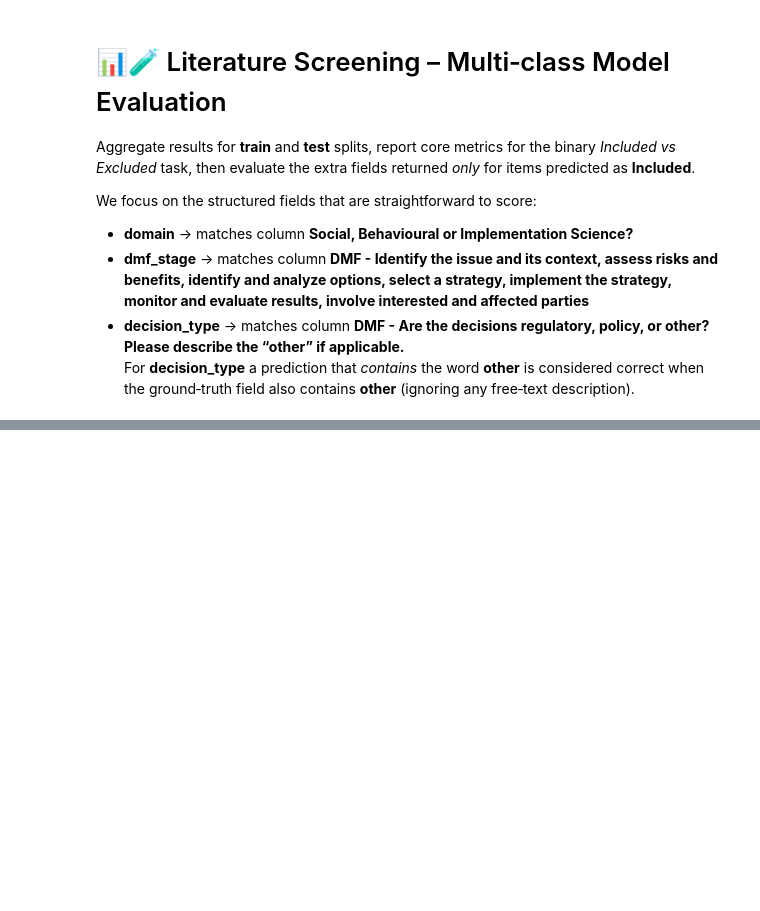
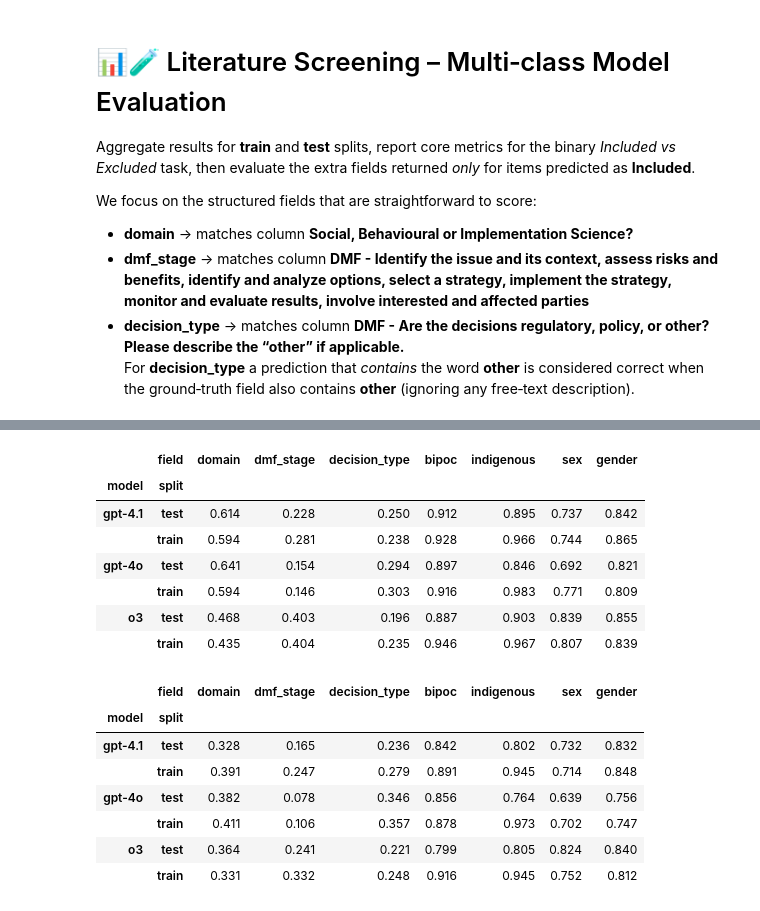
Before and after one commit to hc-sc-ocdo-bdpd/padAIwan, a Jupyter notebook: all_class_files/evaluate_models.ipynb, the cells around one changed output, grey strips where cells are left out. Saved outputs shown, nothing was run; the diff lists cells and outputs as text; code cells hidden in the pictures; blank space fills up the shorter version.

```diff
--- a/all_class_files/evaluate_models.ipynb
+++ b/all_class_files/evaluate_models.ipynb
@@ -309,48 +353,70 @@ fields = [
 for model, split_dict in all_predictions.items():
     for split, df in split_dict.items():
 
-        # evaluate only items predicted as "Included"
-        include_rows = df["pred_class"] == "Included"
+        # evaluate only items predicted as "included"
+        include_rows = df["pred_class"] == "included"
 
-        # do not evaluate items for which ground truth label is 'Included' but other ground truth fields are None
+        # do not evaluate items for which ground truth label is 'included' but other ground truth fields are None
         if fields:
-            conditions = [df["ground_truth"] == "Included"]
+            conditions = [df["ground_truth"] == "included"]
             for field in fields:
                 conditions.append(df[field[1]].isna())
             exclude_rows = pd.concat(conditions, axis=1).all(axis=1)
             df_inc = df[include_rows & ~exclude_rows].copy()
         else:
             df_inc = df[include_rows].copy()
 
         if df_inc.empty:
             continue
 
         for pcol, tcol, name in fields:
-            if name == "decision_type":
-                matches = [_match_decision_type(p, t) for p, t in zip(df_inc[pcol], df_inc[tcol])]
-            elif name in ["bipoc", "indigenous", "sex", "gender"]:
-                matches = [_match_identity(p, t) for p, t in zip(df_inc[pcol], df_inc[tcol])]
+
+            # exclude rows where true or predicted values equal None
+            excl = df_inc[tcol].isna() | df_inc[pcol].isna()
+            if (~excl).sum() > 0:
+                acc = accuracy_score(df_inc.loc[~excl, tcol], df_inc.loc[~excl, pcol])
+                f1 = f1_score(df_inc.loc[~excl, tcol], df_inc.loc[~excl, pcol], average='macro')
             else:
-                matches = [_normalize(p) == _normalize(t) for p, t in zip(df_inc[pcol], df_inc[tcol])]
-
-            acc = float(np.mean(matches)) if matches else float("nan")
+                acc = float("nan")
+                f1 = float("nan")
 
             extra_metrics.append(
                 {
                     "model"   : model,
                     "split"   : split,
                     "field"   : name,
-                    "n_scored": int(len(matches)),
+                    "n_scored": (~excl).sum(),
                     "accuracy": round(acc, 3),
+                    "f1"      : round(f1, 3),
                 }
             )
 
 # ---- pivot & pretty-print ---- #
 a_extra = pd.DataFrame(extra_metrics)
 if not a_extra.empty:
-    pivot = a_extra.pivot(index=["model", "split"], columns="field", values="accuracy")
-    pivot = pivot[["domain", "dmf_stage", "decision_type", "bipoc", "indigenous", "sex", "gender"]]
-    display(pivot.style.format("{:.3f}"))
+    pivot_acc = a_extra.pivot(index=["model", "split"], columns="field", values="accuracy")
+    pivot_acc = pivot_acc[["domain", "dmf_stage", "decision_type", "bipoc", "indigenous", "sex", "gender"]]
+    display(pivot_acc.style.format("{:.3f}"))
+    pivot_f1 = a_extra.pivot(index=["model", "split"], columns="field", values="f1")
+    pivot_f1 = pivot_f1[["domain", "dmf_stage", "decision_type", "bipoc", "indigenous", "sex", "gender"]]
+    display(pivot_f1.style.format("{:.3f}"))
 else:
-    print("No Included predictions found, cannot score extra fields.")
+    print("Cannot score extra fields.")
+# %% [output]
+|  | field | domain | dmf_stage | decision_type | bipoc | indigenous | sex | gender |
+| model | split |  |  |  |  |  |  |  |
+| gpt-4.1 | test | 0.614 | 0.228 | 0.250 | 0.912 | 0.895 | 0.737 | 0.842 |
+|  | train | 0.594 | 0.281 | 0.238 | 0.928 | 0.966 | 0.744 | 0.865 |
+| gpt-4o | test | 0.641 | 0.154 | 0.294 | 0.897 | 0.846 | 0.692 | 0.821 |
+|  | train | 0.594 | 0.146 | 0.303 | 0.916 | 0.983 | 0.771 | 0.809 |
+| o3 | test | 0.468 | 0.403 | 0.196 | 0.887 | 0.903 | 0.839 | 0.855 |
+|  | train | 0.435 | 0.404 | 0.235 | 0.946 | 0.967 | 0.807 | 0.839 |
+|  | field | domain | dmf_stage | decision_type | bipoc | indigenous | sex | gender |
+| model | split |  |  |  |  |  |  |  |
+| gpt-4.1 | test | 0.328 | 0.165 | 0.236 | 0.842 | 0.802 | 0.732 | 0.832 |
+|  | train | 0.391 | 0.247 | 0.279 | 0.891 | 0.945 | 0.714 | 0.848 |
+| gpt-4o | test | 0.382 | 0.078 | 0.346 | 0.856 | 0.764 | 0.639 | 0.756 |
+|  | train | 0.411 | 0.106 | 0.357 | 0.878 | 0.973 | 0.702 | 0.747 |
+| o3 | test | 0.364 | 0.241 | 0.221 | 0.799 | 0.805 | 0.824 | 0.840 |
+|  | train | 0.331 | 0.332 | 0.248 | 0.916 | 0.945 | 0.752 | 0.812 |
 # %%
```
Also changed, not shown: parts of 8 cells of this notebook.
